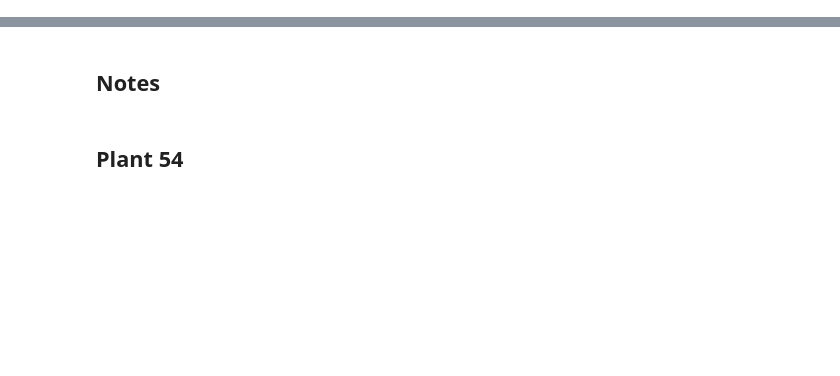
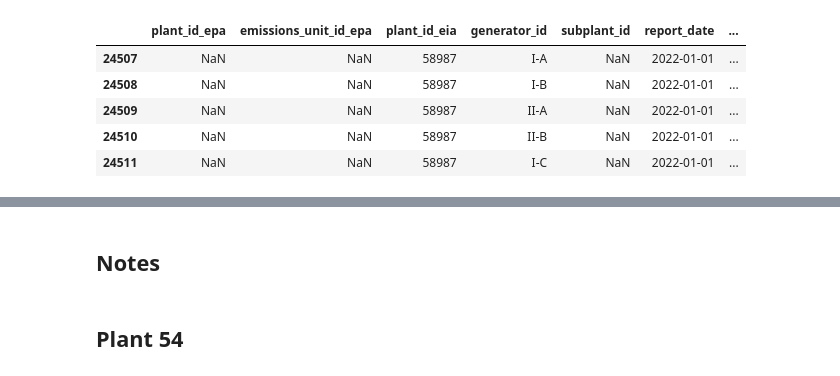
Before and after one commit to singularity-energy/open-grid-emissions, a Jupyter notebook: notebooks/work_in_progress/sandbox.ipynb, the cells around one changed output, grey strips where cells are left out. Drawn from its saved outputs; the diff is of its cells as text; code cells hidden in the pictures; blank space fills up the shorter version.

```diff
--- a/notebooks/work_in_progress/sandbox.ipynb
+++ b/notebooks/work_in_progress/sandbox.ipynb
@@ -29,7 +29,7 @@ logger = get_logger("test")
 # different primary keys for generators.
 # https://catalystcoop-pudl.readthedocs.io/en/v2023.12.01/data_sources/eia860.html#how-much-of-the-data-is-accessible-through-pudl
 earliest_year = 2005
-year = 2019
+year = 2022
 
 path_prefix = f"{year}/"
 # %%
@@ -428,5 +428,14 @@ subplant_crosswalk["subplant_id_filled"] = (
 subplant_crosswalk["new_subplant"] = subplant_crosswalk.groupby(
     ["plant_id_eia"], dropna=False, sort=False
 )["subplant_id_filled"].transform(lambda x: pd.factorize(x, use_na_sentinel=False)[0])
+# %%
+subplant_crosswalk[subplant_crosswalk["plant_id_eia"] == 58987]
+# %% [output]
+|  | plant_id_epa | emissions_unit_id_epa | plant_id_eia | generator_id | subplant_id | report_date | ... |
+| 24507 | NaN | NaN | 58987 | I-A | NaN | 2022-01-01 | ... |
+| 24508 | NaN | NaN | 58987 | I-B | NaN | 2022-01-01 | ... |
+| 24509 | NaN | NaN | 58987 | II-A | NaN | 2022-01-01 | ... |
+| 24510 | NaN | NaN | 58987 | II-B | NaN | 2022-01-01 | ... |
+| 24511 | NaN | NaN | 58987 | I-C | NaN | 2022-01-01 | ... |
 # %%
 subplant_crosswalk_final = subplant_crosswalk.copy()
```
Also changed, not shown: parts of 3 cells of this notebook, 11 other files.
